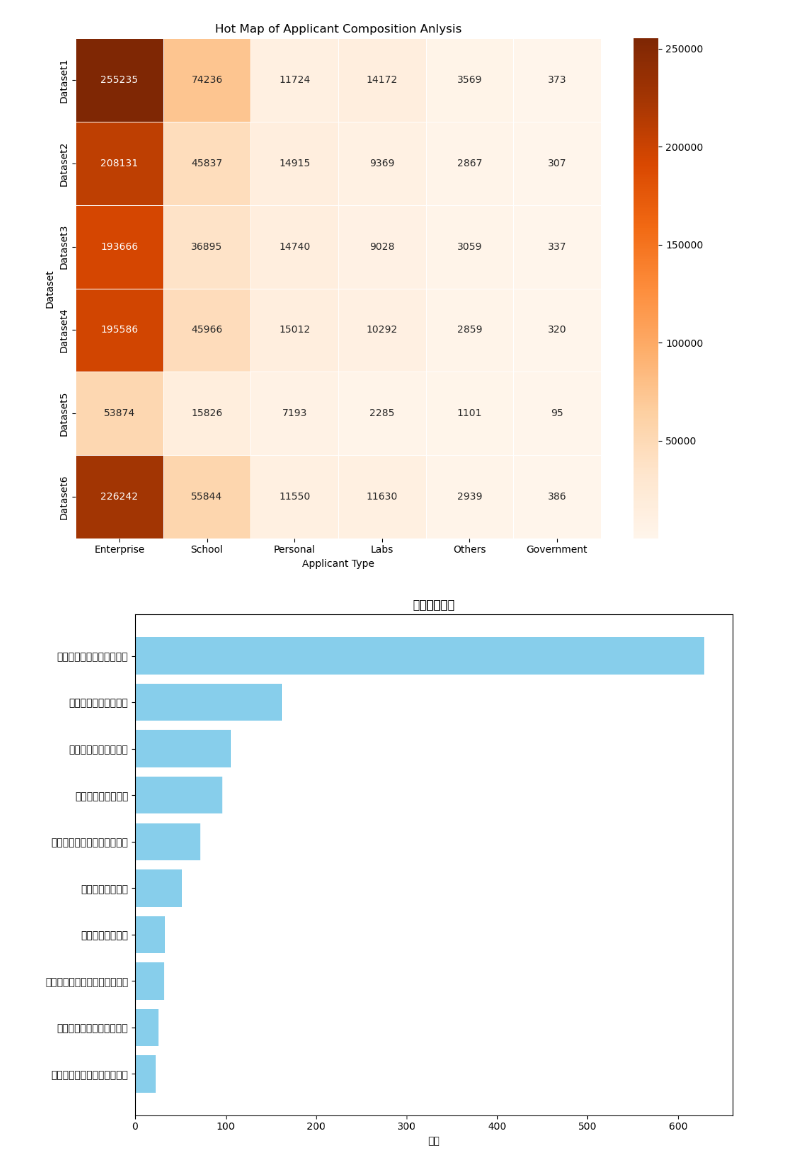
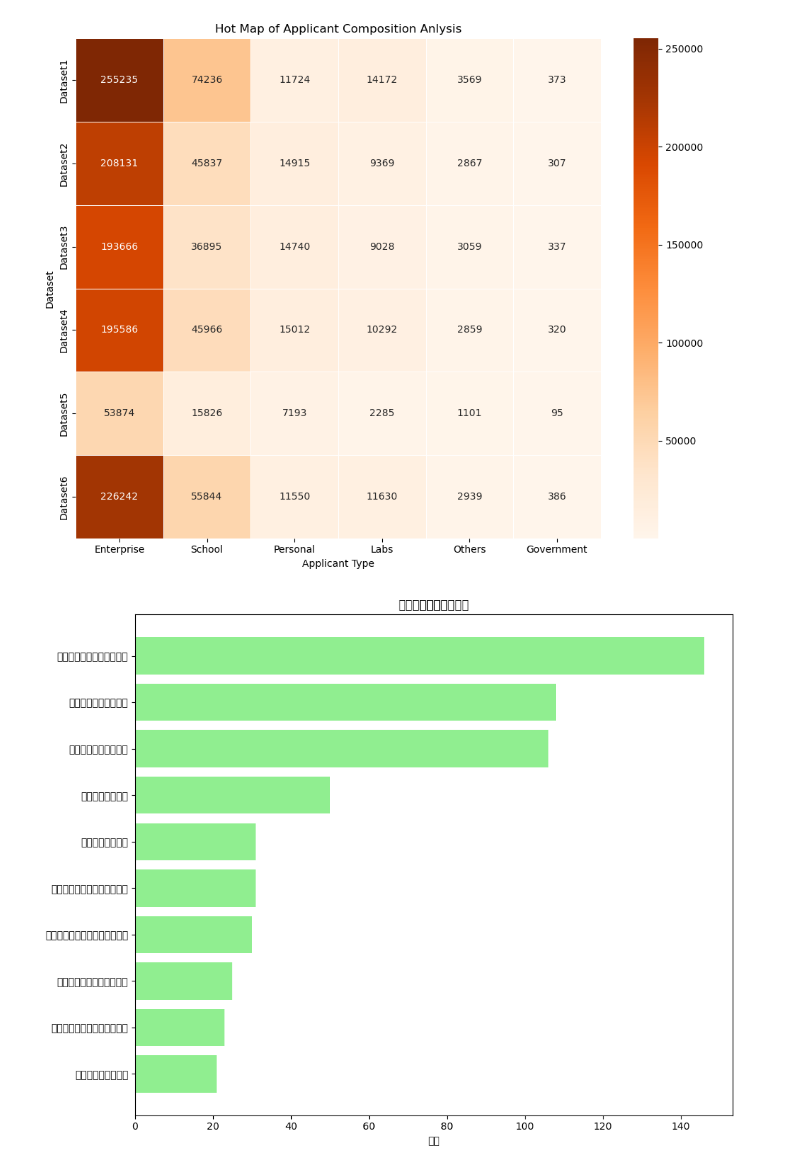
Before and after one commit to htlou/AI_gov, a Jupyter notebook: visualization/patent_vis.ipynb, the cells around one changed output. Cells and saved outputs as stored; diff of their text form; code cells hidden in the pictures.

```diff
--- a/visualization/patent_vis.ipynb
+++ b/visualization/patent_vis.ipynb
@@ -81,37 +81,37 @@ findfont: Generic family 'sans-serif' not found because none of the following fa
 [figure]
 # %%
 # 分析专利排行榜
+# 重新导入所需的库并重新执行代码
 import matplotlib.pyplot as plt
 
-# 数据
-companies = {
-    '武汉斗鱼网络科技有限公司': 629,
-    '中车长江车辆有限公司': 162,
+# 更新后的数据
+companies_updated = {
+    '武汉斗鱼网络科技有限公司': 146,
+    '中车长江车辆有限公司': 108,
     '东风汽车集团有限公司': 106,
-    '易瓦特科技股份公司': 96,
-    '中交第二航务工程局有限公司': 72,
-    '神龙汽车有限公司': 52,
-    '东风汽车有限公司': 33,
-    '武汉华工激光工程有限责任公司': 32,
-    '武汉华中数控股份有限公司': 26,
+    '神龙汽车有限公司': 50,
+    '东风汽车有限公司': 31,
+    '中交第二航务工程局有限公司': 31,
+    '武汉华工激光工程有限责任公司': 30,
+    '武汉华中数控股份有限公司': 25,
     '武汉中海庭数据技术有限公司': 23,
+    '易瓦特科技股份公司': 21,
     # 只列出前十个公司以简化示例，实际代码中会包含全部数据
 }
 
 # 数据处理
-company_names = list(companies.keys())
-counts = list(companies.values())
+company_names_updated = list(companies_updated.keys())
+counts_updated = list(companies_updated.values())
 
 # 绘制柱状图
 plt.figure(figsize=(10, 8))
-plt.barh(company_names, counts, color='skyblue')
+plt.barh(company_names_updated, counts_updated, color='lightgreen')
 plt.xlabel('数量')
-plt.title('公司数量对比')
+plt.title('公司数量对比（更新）')
 plt.gca().invert_yaxis()  # 将最大的数值放在顶部
 plt.tight_layout()
-
 plt.savefig('/mntmodels/boyuan/learnspace/AI_gov/assets/patent_ranking.png')
 # 显示图表
 plt.show()
 # %% [output]
-[figure, old version]
+[figure, new version]
```
Also changed, not shown: 3 other files.
